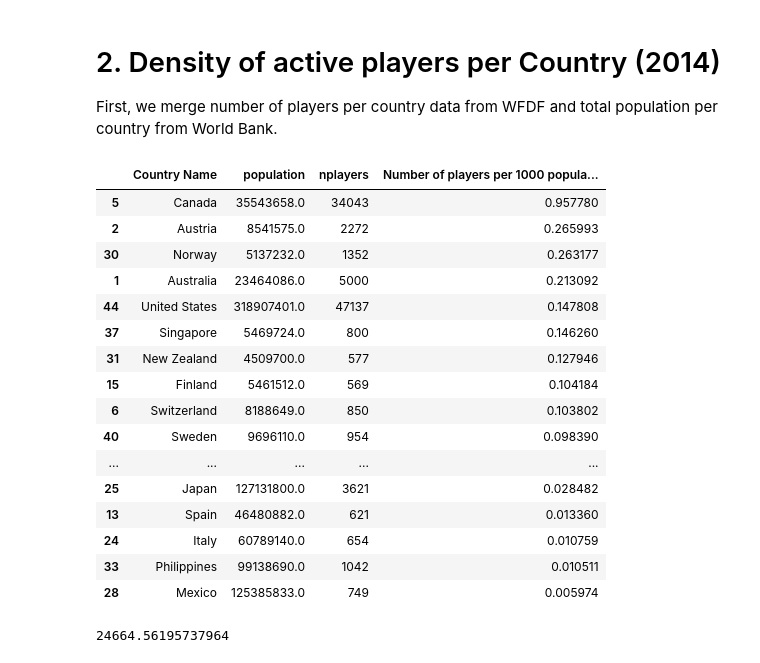
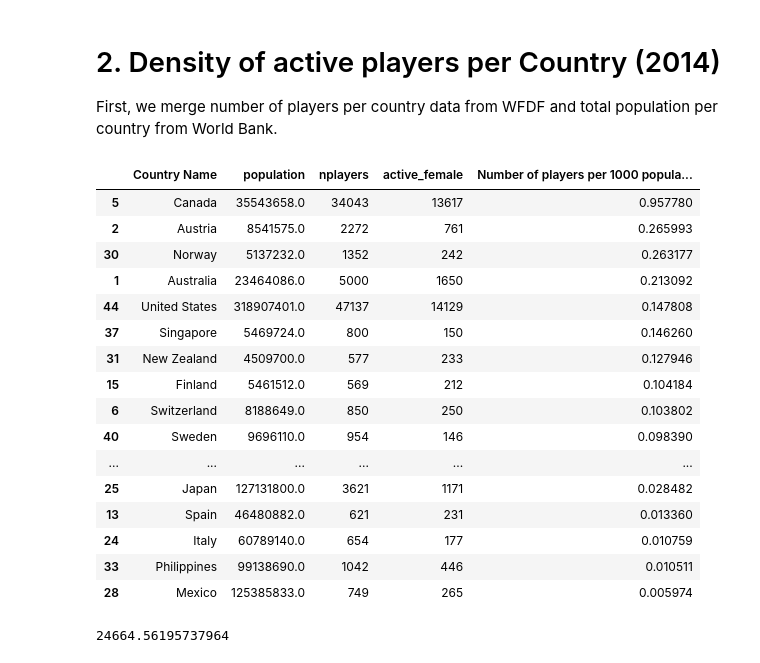
Before and after one commit to seblabbe/wfdf-player-density, a Jupyter notebook: WFDF Player Density Per Country 2014.ipynb, the cells around one changed output. Drawn from its saved outputs; the diff is of its cells as text; code cells hidden in the pictures.

```diff
--- a/WFDF Player Density Per Country 2014.ipynb
+++ b/WFDF Player Density Per Country 2014.ipynb
@@ -113,32 +117,31 @@ P1.figure.savefig('image1_absolute.svg', bbox_inches='tight')
 
 First, we merge number of players per country data from WFDF and total population per country from World Bank.
 # %%
-wfdf_simple = wfdf.loc[:,['country', 'total']]
+wfdf_simple = wfdf.loc[:,['country', 'total', 'active_female']]
 merged = population_2014.merge(wfdf_simple, left_on='Country Name', right_on='country', how='inner')
 del merged['country']
 merged = merged.rename(columns={'total':'nplayers', '2014':'population'})
 merged['Number of players per 1000 population'] = merged.nplayers / merged.population * 1000
 df2 = merged.sort_values(by='Number of players per 1000 population', ascending=False)
-df2 = df2[df2.nplayers>500]
-df2
+df2[df2.nplayers>500]
 # %% [output]
-|  | Country Name | population | nplayers | Number of players per 1000 popula... |
-| 5 | Canada | 35543658.0 | 34043 | 0.957780 |
-| 2 | Austria | 8541575.0 | 2272 | 0.265993 |
-| 30 | Norway | 5137232.0 | 1352 | 0.263177 |
-| 1 | Australia | 23464086.0 | 5000 | 0.213092 |
-| 44 | United States | 318907401.0 | 47137 | 0.147808 |
-| 37 | Singapore | 5469724.0 | 800 | 0.146260 |
-| 31 | New Zealand | 4509700.0 | 577 | 0.127946 |
-| 15 | Finland | 5461512.0 | 569 | 0.104184 |
-| 6 | Switzerland | 8188649.0 | 850 | 0.103802 |
-| 40 | Sweden | 9696110.0 | 954 | 0.098390 |
-| ... | ... | ... | ... | ... |
-| 25 | Japan | 127131800.0 | 3621 | 0.028482 |
-| 13 | Spain | 46480882.0 | 621 | 0.013360 |
-| 24 | Italy | 60789140.0 | 654 | 0.010759 |
-| 33 | Philippines | 99138690.0 | 1042 | 0.010511 |
-| 28 | Mexico | 125385833.0 | 749 | 0.005974 |
+|  | Country Name | population | nplayers | active_female | Number of players per 1000 popula... |
+| 5 | Canada | 35543658.0 | 34043 | 13617 | 0.957780 |
+| 2 | Austria | 8541575.0 | 2272 | 761 | 0.265993 |
+| 30 | Norway | 5137232.0 | 1352 | 242 | 0.263177 |
+| 1 | Australia | 23464086.0 | 5000 | 1650 | 0.213092 |
+| 44 | United States | 318907401.0 | 47137 | 14129 | 0.147808 |
+| 37 | Singapore | 5469724.0 | 800 | 150 | 0.146260 |
+| 31 | New Zealand | 4509700.0 | 577 | 233 | 0.127946 |
+| 15 | Finland | 5461512.0 | 569 | 212 | 0.104184 |
+| 6 | Switzerland | 8188649.0 | 850 | 250 | 0.103802 |
+| 40 | Sweden | 9696110.0 | 954 | 146 | 0.098390 |
+| ... | ... | ... | ... | ... | ... |
+| 25 | Japan | 127131800.0 | 3621 | 1171 | 0.028482 |
+| 13 | Spain | 46480882.0 | 621 | 231 | 0.013360 |
+| 24 | Italy | 60789140.0 | 654 | 177 | 0.010759 |
+| 33 | Philippines | 99138690.0 | 1042 | 446 | 0.010511 |
+| 28 | Mexico | 125385833.0 | 749 | 265 | 0.005974 |
 # %%
 1/0.040544 * 1000
 # %% [output]
```
Also changed, not shown: parts of 25 cells of this notebook, 9 other files.
